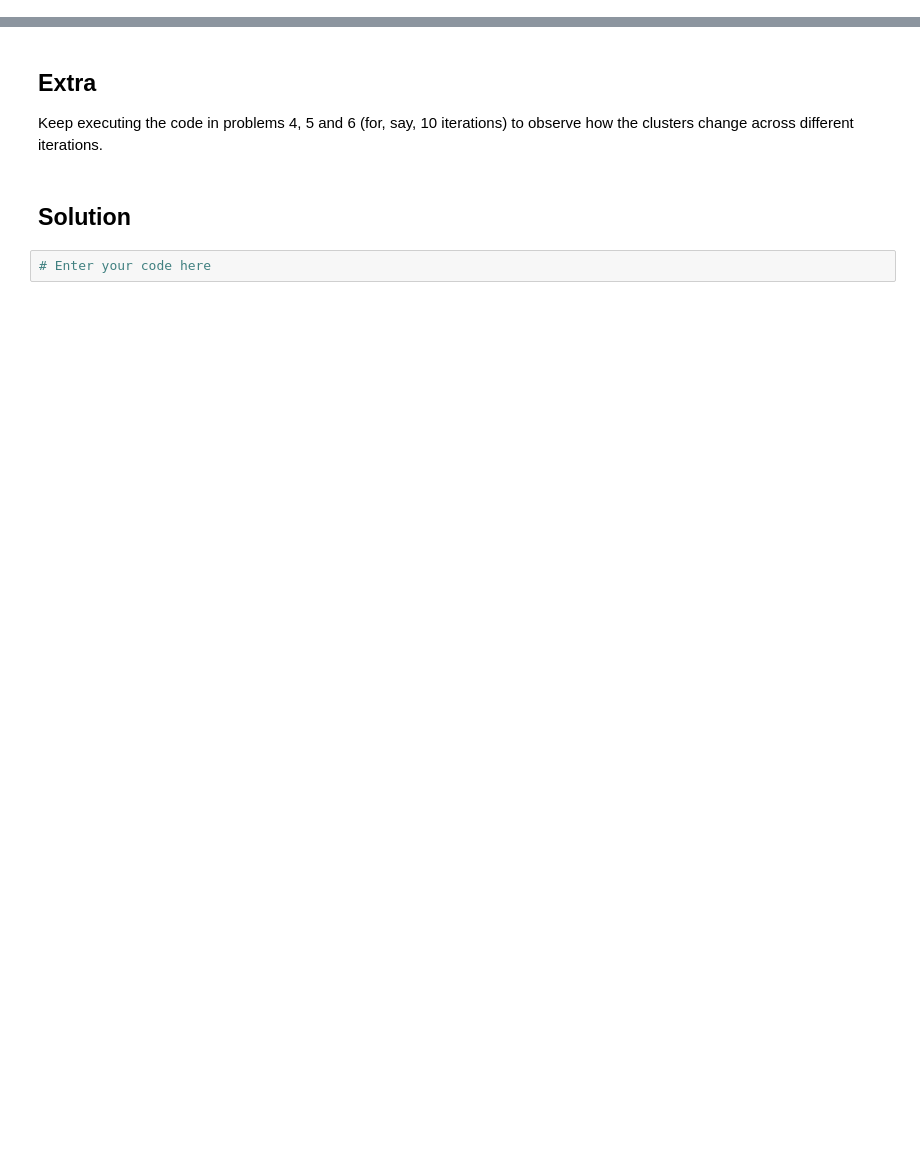
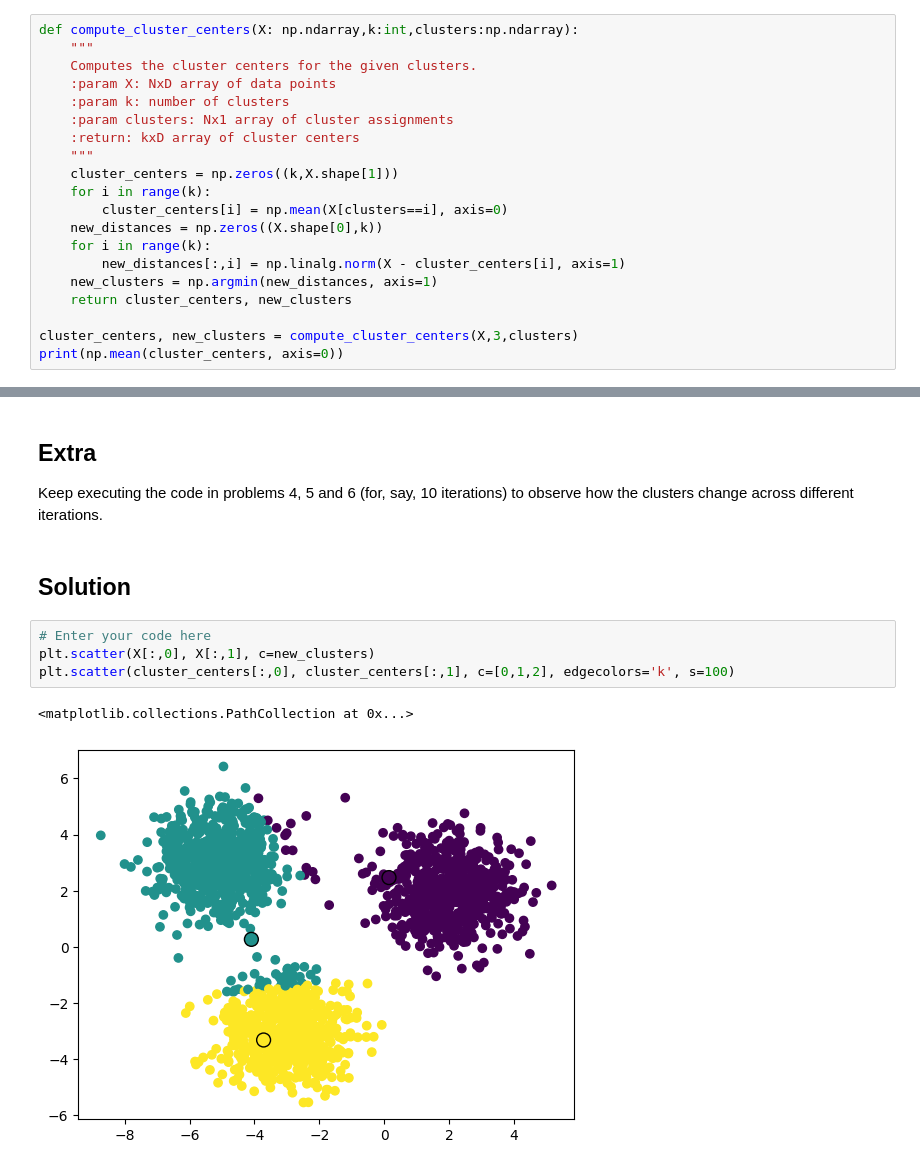
Before and after one commit to kumar-shivang/Machine-Learning-T, a Jupyter notebook: Week_3_Programming.ipynb, the cells around one changed output, grey strips where cells are left out. Saved outputs shown, nothing was run; the diff lists cells and outputs as text; blank space fills up the shorter version.

```diff
--- a/Week_3_Programming.ipynb
+++ b/Week_3_Programming.ipynb
@@ -106,0 +117,20 @@ What is the mean of the three cluster centers? Provide the $x_1$ and $y_1$ compo
+# %%
+def compute_cluster_centers(X: np.ndarray,k:int,clusters:np.ndarray):
+    """
+    Computes the cluster centers for the given clusters.
+    :param X: NxD array of data points
+    :param k: number of clusters
+    :param clusters: Nx1 array of cluster assignments
+    :return: kxD array of cluster centers
+    """
+    cluster_centers = np.zeros((k,X.shape[1]))
+    for i in range(k):
+        cluster_centers[i] = np.mean(X[clusters==i], axis=0)
+    new_distances = np.zeros((X.shape[0],k))
+    for i in range(k):
+        new_distances[:,i] = np.linalg.norm(X - cluster_centers[i], axis=1)
+    new_clusters = np.argmin(new_distances, axis=1)
+    return cluster_centers, new_clusters
+
+cluster_centers, new_clusters = compute_cluster_centers(X,3,clusters)
+print(np.mean(cluster_centers, axis=0))
@@ -110,5 +142,10 @@ What is the mean of the three cluster centers? Provide the $x_1$ and $y_1$ compo
 Keep executing the code in problems 4, 5 and 6 (for, say, 10 iterations) to observe how the clusters change across different iterations.
 # %% [markdown]
 ## Solution
-# %%
-# Enter your code here
+# %%
+# Enter your code here
+plt.scatter(X[:,0], X[:,1], c=new_clusters)
+plt.scatter(cluster_centers[:,0], cluster_centers[:,1], c=[0,1,2], edgecolors='k', s=100)
+# %% [output]
+<matplotlib.collections.PathCollection at 0x...>
+[figure, added]
```
Also changed, not shown: parts of 9 cells of this notebook.
